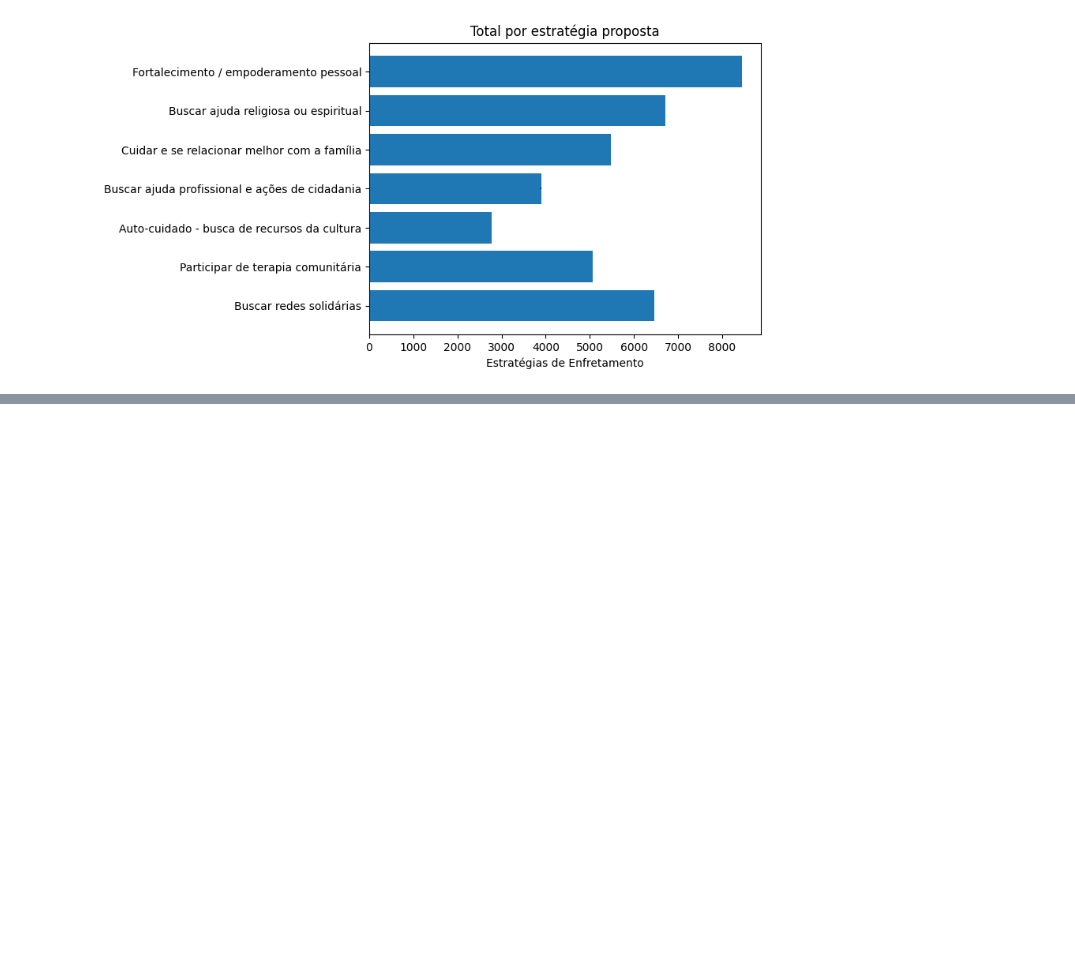
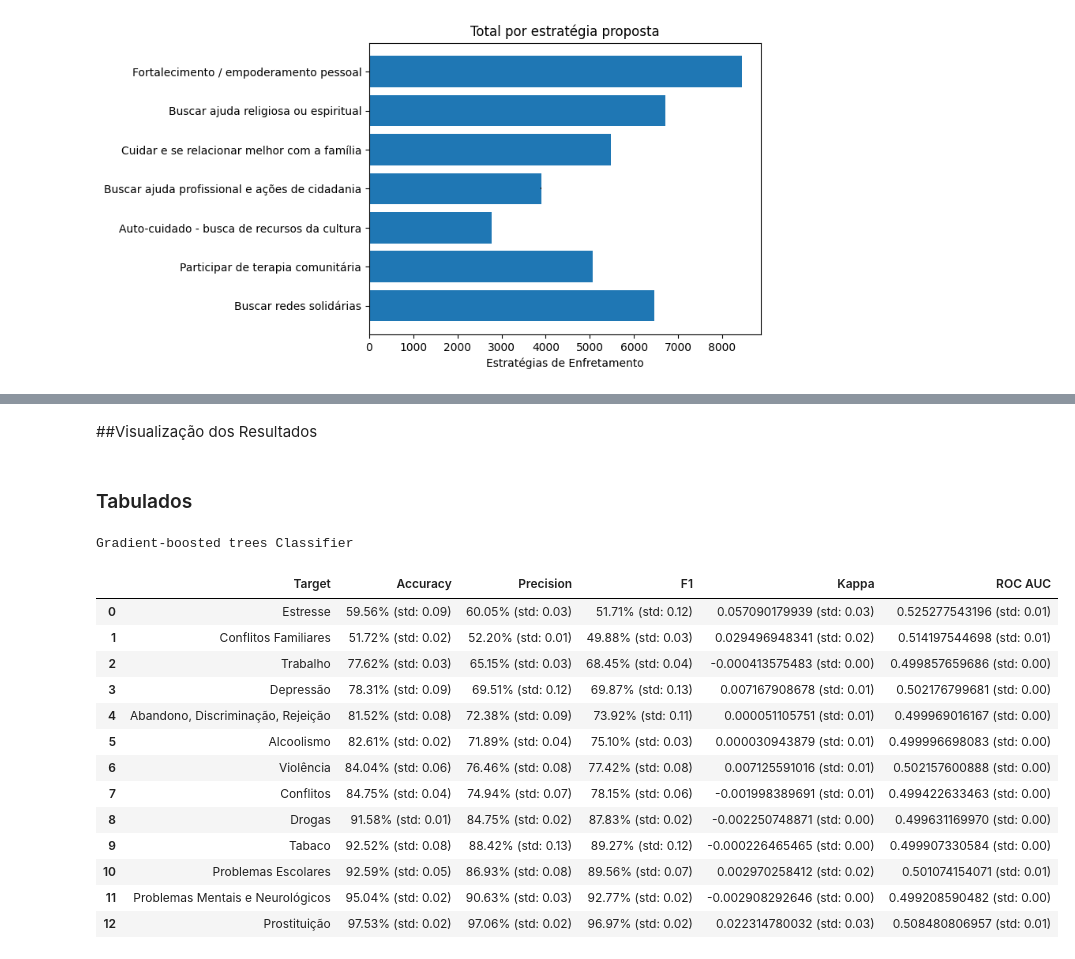
Before and after one commit to rafaeld3castro/tcc2, a Jupyter notebook: src/main/TCC2.ipynb, the cells around one changed output, grey strips where cells are left out. Drawn from its saved outputs; the diff is of its cells as text; code cells hidden in the pictures; blank space fills up the shorter version.

```diff
--- a/src/main/TCC2.ipynb
+++ b/src/main/TCC2.ipynb
@@ -391,0 +506,6 @@ plt.show()
+# %%
+# Registros em que não teve público
+publico_zerado = dados_final['total_pessoas'] == 0
+total_registros_filtrados = publico_zerado.sum()
+
+print("Total de registros com público zerado:", total_registros_filtrados)
@@ -391,0 +514,3 @@ plt.show()
+# %%
+# Removendo os registros em que não teve público
+dados_final = dados_final.drop(dados_final[publico_zerado].index)
@@ -393,0 +820,22 @@ plt.show()
+# %% [markdown]
+##Visualização dos Resultados
+# %% [markdown]
+### Tabulados
+# %%
+gradient_boosting.mostrar_scores()
+# %% [output]
+Gradient-boosted trees Classifier
+|  | Target | Accuracy | Precision | F1 | Kappa | ROC AUC |
+| 0 | Estresse | 59.56% (std: 0.09) | 60.05% (std: 0.03) | 51.71% (std: 0.12) | 0.057090179939 (std: 0.03) | 0.525277543196 (std: 0.01) |
+| 1 | Conflitos Familiares | 51.72% (std: 0.02) | 52.20% (std: 0.01) | 49.88% (std: 0.03) | 0.029496948341 (std: 0.02) | 0.514197544698 (std: 0.01) |
+| 2 | Trabalho | 77.62% (std: 0.03) | 65.15% (std: 0.03) | 68.45% (std: 0.04) | -0.000413575483 (std: 0.00) | 0.499857659686 (std: 0.00) |
+| 3 | Depressão | 78.31% (std: 0.09) | 69.51% (std: 0.12) | 69.87% (std: 0.13) | 0.007167908678 (std: 0.01) | 0.502176799681 (std: 0.00) |
+| 4 | Abandono, Discriminação, Rejeição | 81.52% (std: 0.08) | 72.38% (std: 0.09) | 73.92% (std: 0.11) | 0.000051105751 (std: 0.01) | 0.499969016167 (std: 0.00) |
+| 5 | Alcoolismo | 82.61% (std: 0.02) | 71.89% (std: 0.04) | 75.10% (std: 0.03) | 0.000030943879 (std: 0.01) | 0.499996698083 (std: 0.00) |
+| 6 | Violência | 84.04% (std: 0.06) | 76.46% (std: 0.08) | 77.42% (std: 0.08) | 0.007125591016 (std: 0.01) | 0.502157600888 (std: 0.00) |
+| 7 | Conflitos | 84.75% (std: 0.04) | 74.94% (std: 0.07) | 78.15% (std: 0.06) | -0.001998389691 (std: 0.01) | 0.499422633463 (std: 0.00) |
+| 8 | Drogas | 91.58% (std: 0.01) | 84.75% (std: 0.02) | 87.83% (std: 0.02) | -0.002250748871 (std: 0.00) | 0.499631169970 (std: 0.00) |
+| 9 | Tabaco | 92.52% (std: 0.08) | 88.42% (std: 0.13) | 89.27% (std: 0.12) | -0.000226465465 (std: 0.00) | 0.499907330584 (std: 0.00) |
+| 10 | Problemas Escolares | 92.59% (std: 0.05) | 86.93% (std: 0.08) | 89.56% (std: 0.07) | 0.002970258412 (std: 0.02) | 0.501074154071 (std: 0.01) |
+| 11 | Problemas Mentais e Neurológicos | 95.04% (std: 0.02) | 90.63% (std: 0.03) | 92.77% (std: 0.02) | -0.002908292646 (std: 0.00) | 0.499208590482 (std: 0.00) |
+| 12 | Prostituição | 97.53% (std: 0.02) | 97.06% (std: 0.02) | 96.97% (std: 0.02) | 0.022314780032 (std: 0.03) | 0.508480806957 (std: 0.01) |
```
Also changed, not shown: parts of 101 cells of this notebook, 2 other files.
